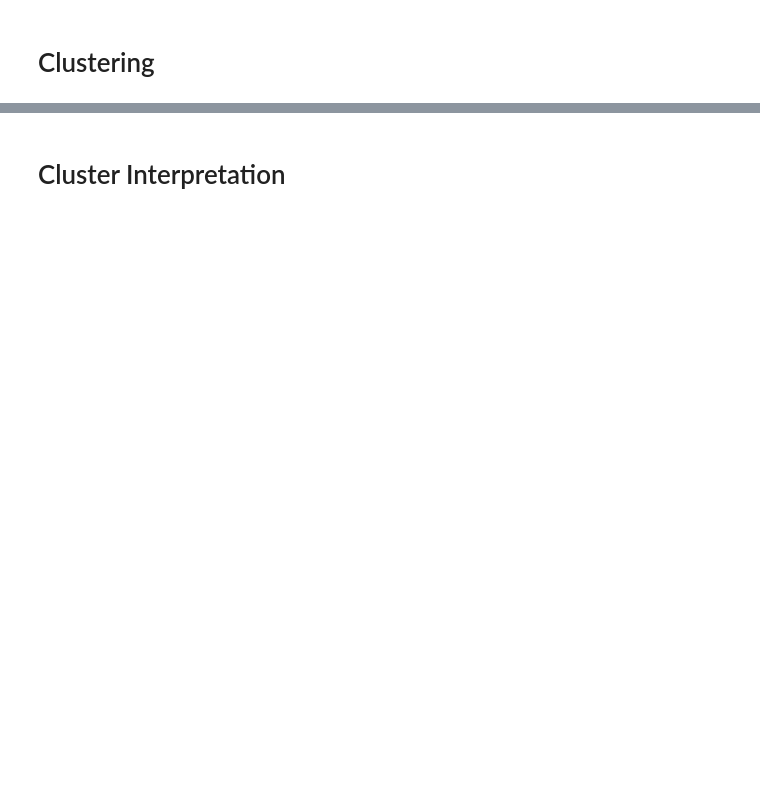
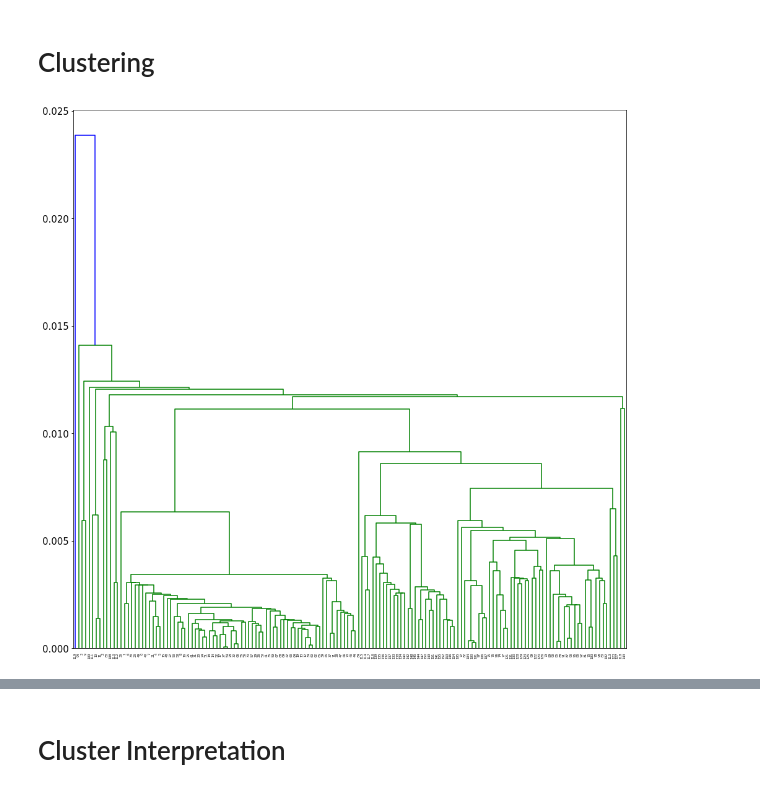
Before and after one commit to yoojinhwang/passive-acoustic-biodiversity, a Jupyter notebook: Audio Data Visualization.ipynb, the cells around one changed output, grey strips where cells are left out. Cells and saved outputs as stored; diff of their text form; code cells hidden in the pictures; blank space fills up the shorter version.

```diff
--- a/Audio Data Visualization.ipynb
+++ b/Audio Data Visualization.ipynb
@@ -342,20 +359,21 @@ X = pos
 # %%
 from scipy.cluster.hierarchy import dendrogram, linkage
 from matplotlib import pyplot as plt
 
 linked = linkage(X, 'single')
 
 labelList = range(len(X))
 
 plt.figure(figsize=(16, 16))
 dendro = dendrogram(linked,
-            p=10,
+            #truncate_mode='level',
+            #p=10,
             orientation='top',
-            #labels=labelList,
-            truncate_mode='level',
             distance_sort='descending',
             show_leaf_counts=True)
 plt.show()
+# %% [output]
+[figure, added]
 # %%
 def find_optimal_clusters(data, min_k, max_k):
     iters = range(min_k, max_k+1, 2)
```
Also changed, not shown: parts of 19 cells of this notebook.
